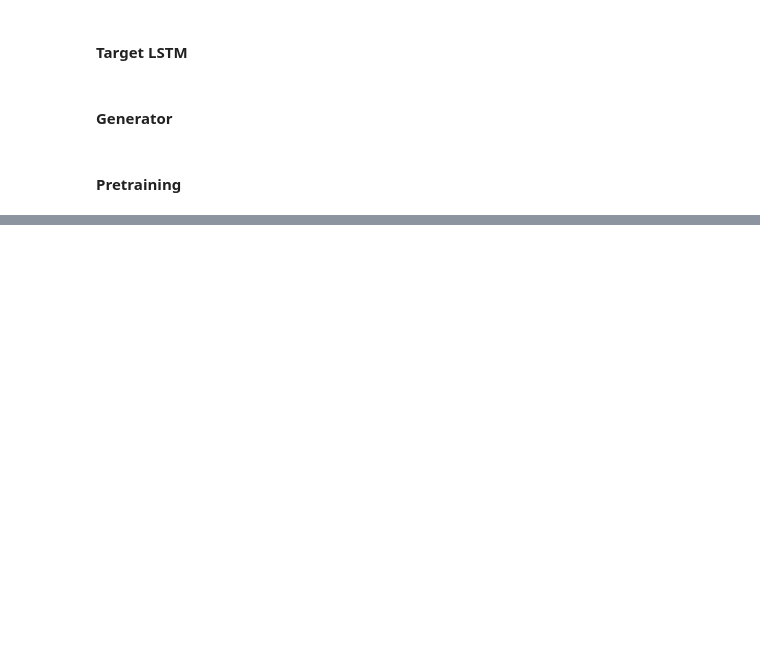
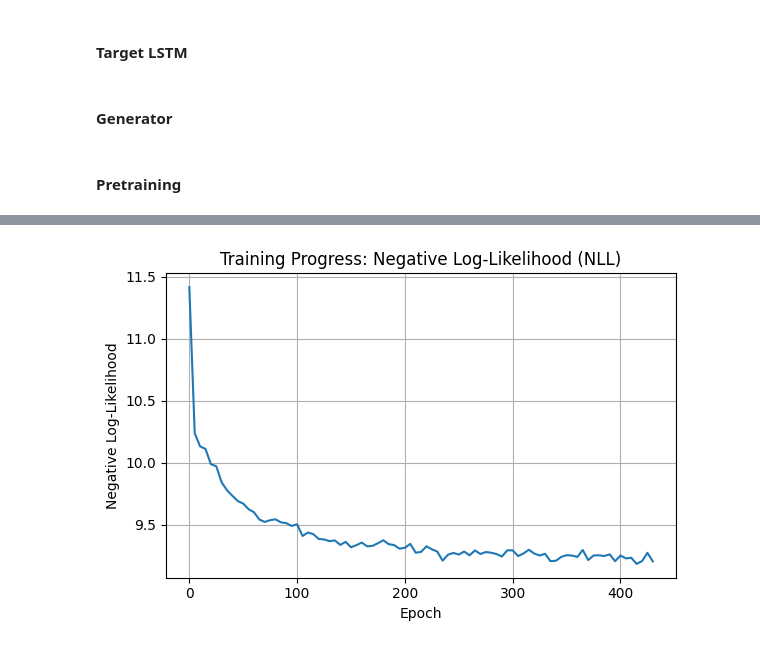
Before and after one commit to FrensiZ/SeqGAN, a Jupyter notebook: SeqGAN_NEW.ipynb, the cells around one changed output, grey strips where cells are left out. Saved outputs shown, nothing was run; the diff lists cells and outputs as text; code cells hidden in the pictures; blank space fills up the shorter version.

```diff
--- a/SeqGAN_NEW.ipynb
+++ b/SeqGAN_NEW.ipynb
@@ -319,0 +384,4 @@ Epoch 10, NLL: 10.2727
+# %%
+plot_training('NEW_experiment-log.txt')
+# %% [output]
+[figure, added]
```
Also changed, not shown: parts of 10 cells of this notebook, 2 other files.
